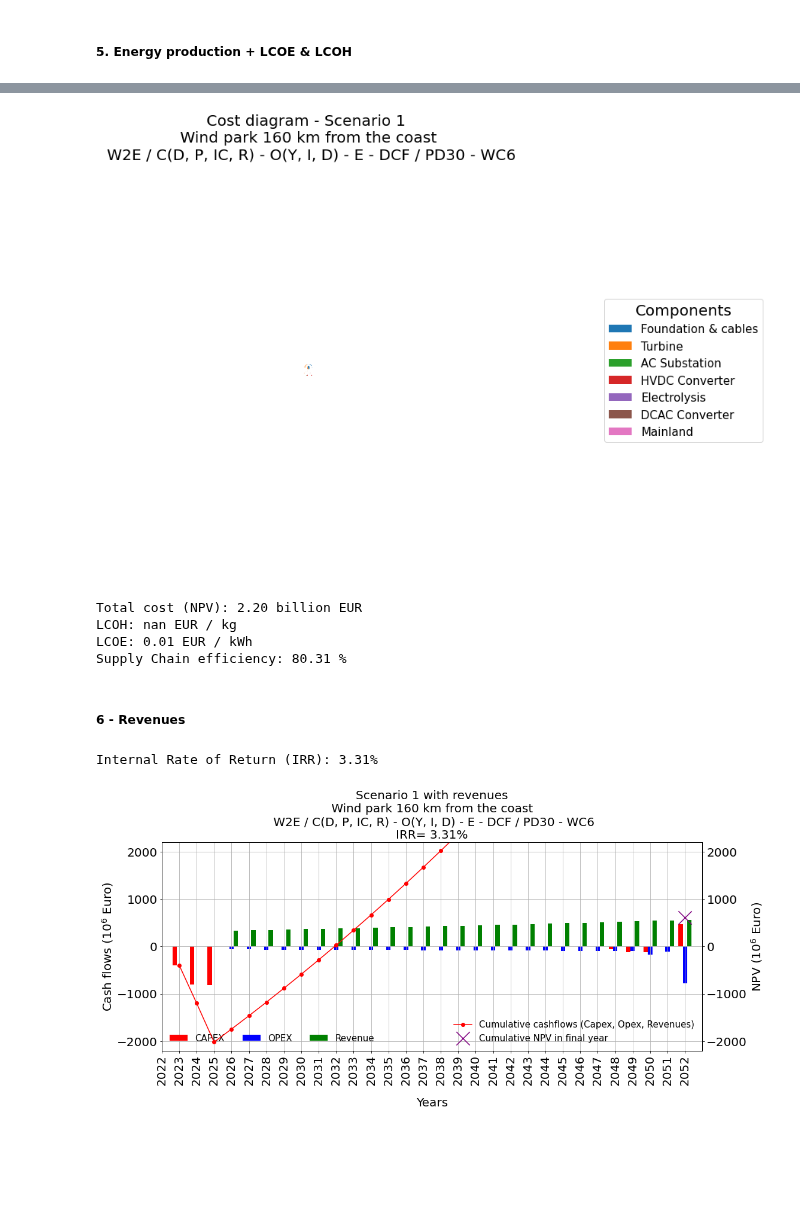
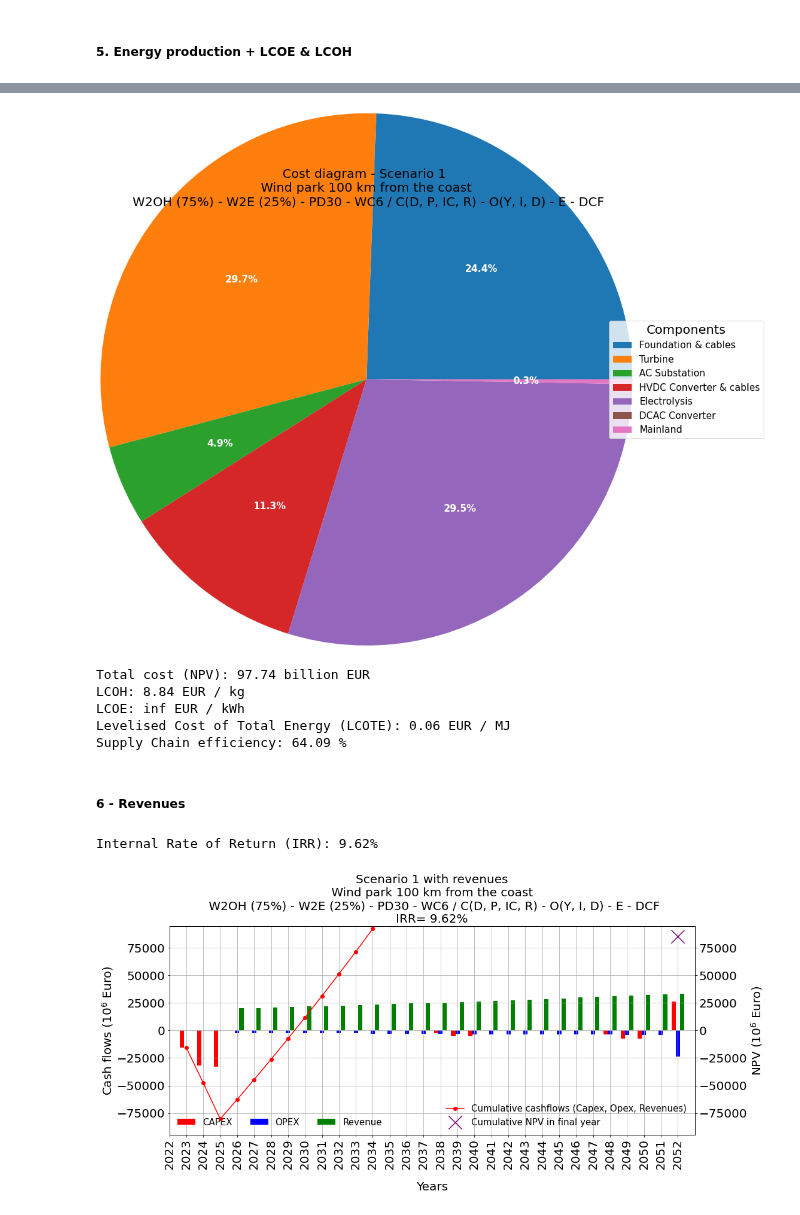
Before and after one commit to VanOord/OpenSCSim, a Jupyter notebook: Scenario 1.ipynb, the cells around one changed output, grey strips where cells are left out. Cells and saved outputs as stored; diff of their text form; code cells hidden in the pictures; blank space fills up the shorter version.

```diff
--- a/Scenario 1.ipynb
+++ b/Scenario 1.ipynb
@@ -430,6 +433,7 @@ HVDC_cable_data = get_object_data(Inputs=Inputs,
                                component='HVDC Cable')
 HVDC_cable_data['depreciation_rate']=1/HVDC_cable_data['economic_lifetime']
 HVDC_cable_data['unit'] = distance_HVDC_shore
+HVDC_cable_data['capex_per_unit'] = 3800
 display(HVDC_cable_data)
 
 #HVDC Cable 2
@@ -439,6 +443,7 @@ HVDC_cable2_data = get_object_data(Inputs=Inputs,
                                component='HVDC Cable')
 HVDC_cable2_data['depreciation_rate']=1/HVDC_cable2_data['economic_lifetime']
 HVDC_cable2_data['unit'] = distance_HVDC_shore
+HVDC_cable2_data['capex_per_unit'] = 3800
 display(HVDC_cable2_data)
 # %% [output]
 {'sub_system': 'Converter & Transport',
@@ -1014,7 +1019,7 @@ df_combined=combine_cashflow_dataframes([Foundation.df, Foundation2.df, Turbine.
 # %% [markdown]
 ##### 3. Calculate NPVs
 # %%
-df_combined_npv=calculate_npv(df_combined, 2023, WACC=0.0984)
+df_combined_npv=calculate_npv(df_combined, 2023, WACC=WACC)
 display(df_combined_npv)
 final_npv_sum = df_combined_npv['npv_sum'].iloc[-1]
 print(final_npv_sum)
@@ -1133,7 +1138,7 @@ dcac_converter_value = -DCACConverter.df_npv.cashflow_sum.iloc[-1] - DCACConvert
 mainland_value = -Mainland.df_npv.cashflow_sum.iloc[-1] -Mainland2.df_npv.cashflow_sum.iloc[-1]
 
 # create a new data point for each combined value
-labels = ['Foundation & cables', 'Turbine', 'AC Substation', 'HVDC Converter', 'Electrolysis', 'DCAC Converter', 'Mainland']
+labels = ['Foundation & cables', 'Turbine', 'AC Substation', 'HVDC Converter & cables', 'Electrolysis', 'DCAC Converter', 'Mainland']
 data = [foundation_cables_value, turbine_value, AC_substation_value, hvdc_converter_value, electrolysis_value, dcac_converter_value, mainland_value
 ]
 # %%
@@ -1235,9 +1240,9 @@ Total electricity onshore: 56127856082.14 kWh
 # %%
-WACC = 0.0984
+WACC = WACC
 
 present_value_hydrogen = []
 for i, production in enumerate(hydrogen_onshore_per_year):
-    pv = production * (1 / ((1 + WACC) ** (startyear+i - escalation_base_year + 1)))
+    pv = production * (1 / ((1 + WACC) ** (startyear+i - escalation_base_year)))
     present_value_hydrogen.append(pv)
 
 npv_hydrogen = sum(present_value_hydrogen)
@@ -1245,7 +1250,7 @@ print("Net Present Value hydrogen: {:.2f} kg".format(npv_hydrogen))
 
 present_value_electricity = []
 for i, production in enumerate(electricity_onshore_per_year):
-    pv = production * (1 / ((1 + WACC) ** (startyear+i - escalation_base_year + 1)))
+    pv = production * (1 / ((1 + WACC) ** (startyear+i - escalation_base_year)))
     present_value_electricity.append(pv)
 
 npv_electricity = sum(present_value_electricity)
@@ -1293,36 +1297,41 @@ Supply Chain efficiency: 80.31 %
 # %%
 fig, ax = plt.subplots(figsize=(16, 10), subplot_kw=dict(aspect="equal"))
 
 def func(pct, allvals):
     absolute = int(np.round(pct/100.*np.sum(allvals)))
-    return f"{pct:.1f}%"
+    rounded_pct = round(pct, 2)
+    if rounded_pct == 0:
+        return ""
+    return f"{rounded_pct:.1f}%"
 
 wedges, texts, autotexts = ax.pie(data, autopct=lambda pct: func(pct, data),
-                                  textprops=dict(color="w"), radius=total_cost/60000000000)
+                                  textprops=dict(color="w"), radius=total_cost/50_000_000_000)
 
 ax.legend(wedges, labels,
           title="Components",
           loc="center left",
           bbox_to_anchor=(1.2, 0.5),
           fontsize=15)
 
 plt.setp(autotexts, size=15, weight="bold")
 
-ax.set_title("Cost diagram - Scenario 1 \n Wind park 160 km from the coast \n W2E / C(D, P, IC, R) - O(Y, I, D) - E - DCF / PD30 - WC6", fontsize=20)
+ax.set_title("Cost diagram - Scenario 1 \n Wind park 100 km from the coast \n W2OH (75%) - W2E (25%) - PD30 - WC6 / C(D, P, IC, R) - O(Y, I, D) - E - DCF", fontsize=20)
 
 plt.show()
 
 cost_in_billions = total_cost / 1_000_000_000
 print(f"{BOLD}Total cost (NPV): {cost_in_billions:.2f} billion EUR")
 print(f"LCOH: {LCOH:.2f} EUR / kg")
 print(f"LCOE: {LCOE:.2f} EUR / kWh")
+print('Levelised Cost of Total Energy (LCOTE): {:.2f} EUR / MJ'.format(LCOTE))
 print('Supply Chain efficiency: {:.2f} %'.format(SupplyChain_efficiency*100))
 # %% [output]
-[figure, old version]
+[figure, new version]
-Total cost (NPV): 2.20 billion EUR
-LCOH: nan EUR / kg
-LCOE: 0.01 EUR / kWh
-Supply Chain efficiency: 80.31 %
+Total cost (NPV): 97.74 billion EUR
+LCOH: 8.84 EUR / kg
+LCOE: inf EUR / kWh
+Levelised Cost of Total Energy (LCOTE): 0.06 EUR / MJ
+Supply Chain efficiency: 64.09 %
 # %% [markdown]
 ##### 6 - Revenues
 # %%
@@ -1366,7 +1375,7 @@ df_combined_npv = calculate_npv(df_combined, 2023, WACC=0.0984)
 import numpy_financial as npf
 
 # Calculate the NPV of the cash flows
-df_combined_npv = calculate_npv(df_combined, 2023, WACC=0.0984)
+df_combined_npv = calculate_npv(df_combined, 2023, WACC=WACC)
 
 # Extract the cash flows from the DataFrame and convert to a one-dimensional array
 cash_flows = df_combined_npv['npv'].values
@@ -1380,9 +1389,9 @@ irr_str = "{:.2f}%".format(irr * 100)
 # Print the IRR
 print("Internal Rate of Return (IRR): {:.2%}".format(irr))
 # %% [output]
-Internal Rate of Return (IRR): 3.31%
+Internal Rate of Return (IRR): 9.62%
 # %%
 # plot
-create_npv_plot(df_combined_npv, title='Scenario 1 with revenues\n Wind park 160 km from the coast \n W2E / C(D, P, IC, R) - O(Y, I, D) - E - DCF / PD30 - WC6\nIRR= ' + irr_str )
+create_npv_plot(df_combined_npv, title='Scenario 1 with revenues\n Wind park 100 km from the coast \n W2OH (75%) - W2E (25%) - PD30 - WC6 / C(D, P, IC, R) - O(Y, I, D) - E - DCF\nIRR= ' + irr_str )
 # %% [output]
-[figure, old version]
+[figure, new version]
```
Also changed, not shown: parts of 24 cells of this notebook, 6 other files.
